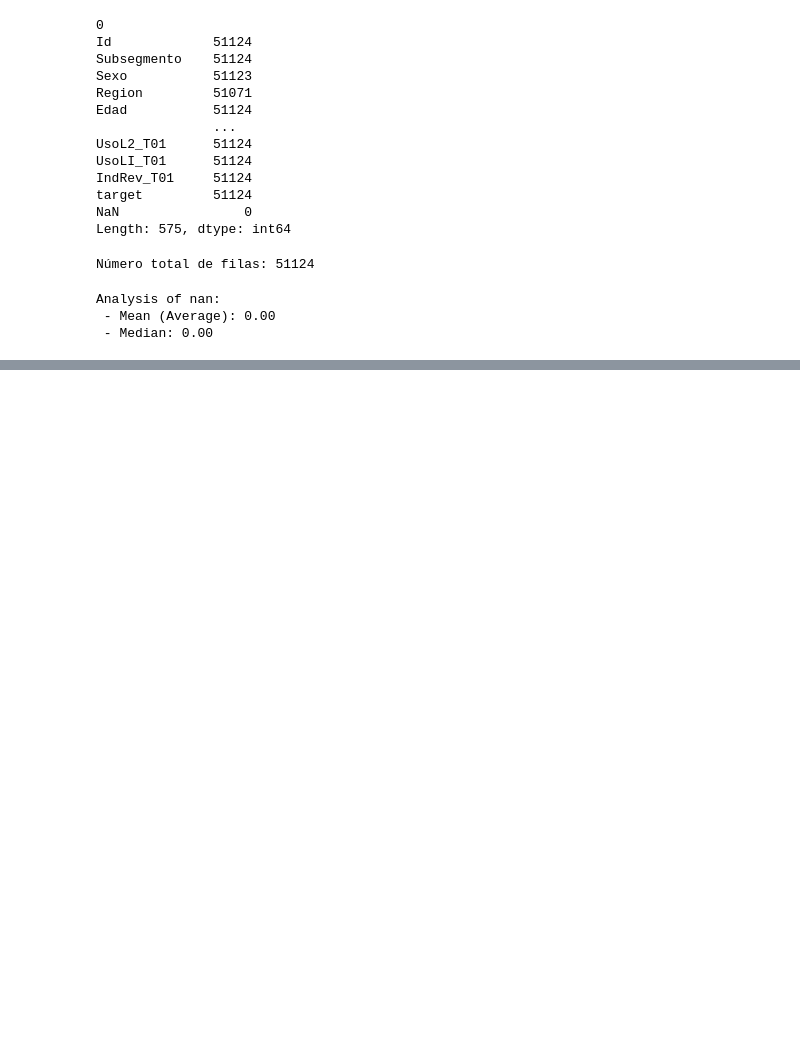
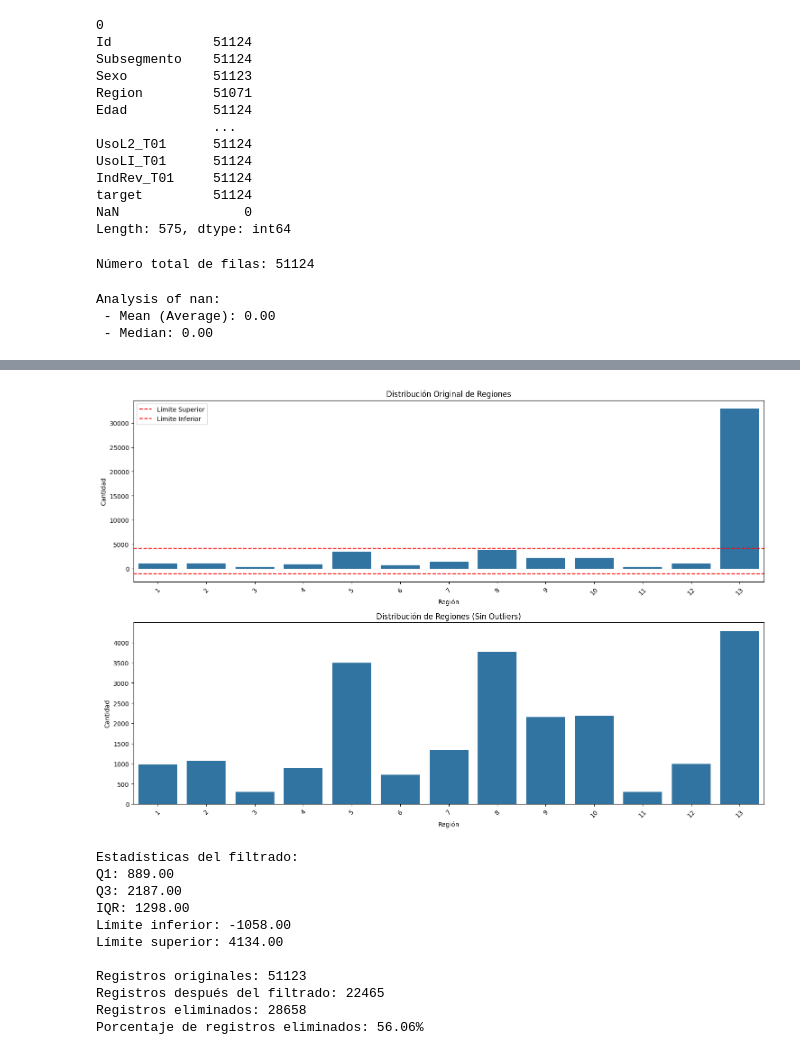
Before and after one commit to Andresilvampuero/monopoly, a Jupyter notebook: monopoly/notebooks/Monopoly.ipynb, the cells around one changed output, grey strips where cells are left out. Cells and saved outputs as stored; diff of their text form; code cells hidden in the pictures; blank space fills up the shorter version.

```diff
--- a/monopoly/notebooks/Monopoly.ipynb
+++ b/monopoly/notebooks/Monopoly.ipynb
@@ -204,0 +453,60 @@ Analysis of nan:
+# %%
+import pandas as pd
+import numpy as np
+import matplotlib.pyplot as plt
+import seaborn as sns
+
+# Contar filas por región
+conteo_region = ds['Region'].value_counts()
+
+# Calcular Q1, Q3 e IQR
+Q1 = conteo_region.quantile(0.25)
+Q3 = conteo_region.quantile(0.75)
+IQR = Q3 - Q1
+
+# Definir límites para outliers
+limite_inferior = Q1 - 1.5 * IQR
+limite_superior = Q3 + 1.5 * IQR
+
+# Identificar regiones dentro de los límites
+regiones_validas = conteo_region[(conteo_region >= limite_inferior) &
+                                (conteo_region <= limite_superior)].index
+
+
+# Visualización antes y después
+fig, (ax1, ax2) = plt.subplots(2, 1, figsize=(15, 10))
+
+# Gráfico original
+sns.barplot(x=conteo_region.index, y=conteo_region.values, ax=ax1)
+ax1.set_title('Distribución Original de Regiones')
+ax1.set_xlabel('Región')
+ax1.set_ylabel('Cantidad')
+ax1.tick_params(axis='x', rotation=45)
+ax1.axhline(y=limite_superior, color='r', linestyle='--', label='Límite Superior')
+ax1.axhline(y=limite_inferior, color='r', linestyle='--', label='Límite Inferior')
+ax1.legend()
+
+# Gráfico después de eliminar outliers
+conteo_region_nuevo = ds2['Region'].value_counts()
+sns.barplot(x=conteo_region_nuevo.index, y=conteo_region_nuevo.values, ax=ax2)
+ax2.set_title('Distribución de Regiones (Sin Outliers)')
+ax2.set_xlabel('Región')
+ax2.set_ylabel('Cantidad')
+ax2.tick_params(axis='x', rotation=45)
+
+plt.tight_layout()
+plt.show()
+
+# Mostrar estadísticas
+print("\nEstadísticas del filtrado:")
+print(f"Q1: {Q1:.2f}")
+print(f"Q3: {Q3:.2f}")
+print(f"IQR: {IQR:.2f}")
+print(f"Límite inferior: {limite_inferior:.2f}")
+print(f"Límite superior: {limite_superior:.2f}")
+
+print(f"\nRegistros originales: {len(ds)}")
+print(f"Registros después del filtrado: {len(ds2)}")
+print(f"Registros eliminados: {len(ds) - len(ds2)}")
+print(f"Porcentaje de registros eliminados: {((len(ds) - len(ds2))/len(ds)*100):.2f}%")
+# %% [output]
@@ -204,0 +514,12 @@ Analysis of nan:
+[figure, added]
+Estadísticas del filtrado:
+Q1: 889.00
+Q3: 2187.00
+IQR: 1298.00
+Límite inferior: -1058.00
+Límite superior: 4134.00
+
+Registros originales: 51123
+Registros después del filtrado: 22465
+Registros eliminados: 28658
+Porcentaje de registros eliminados: 56.06%
```
Also changed, not shown: parts of 29 cells of this notebook, 1 other file.
